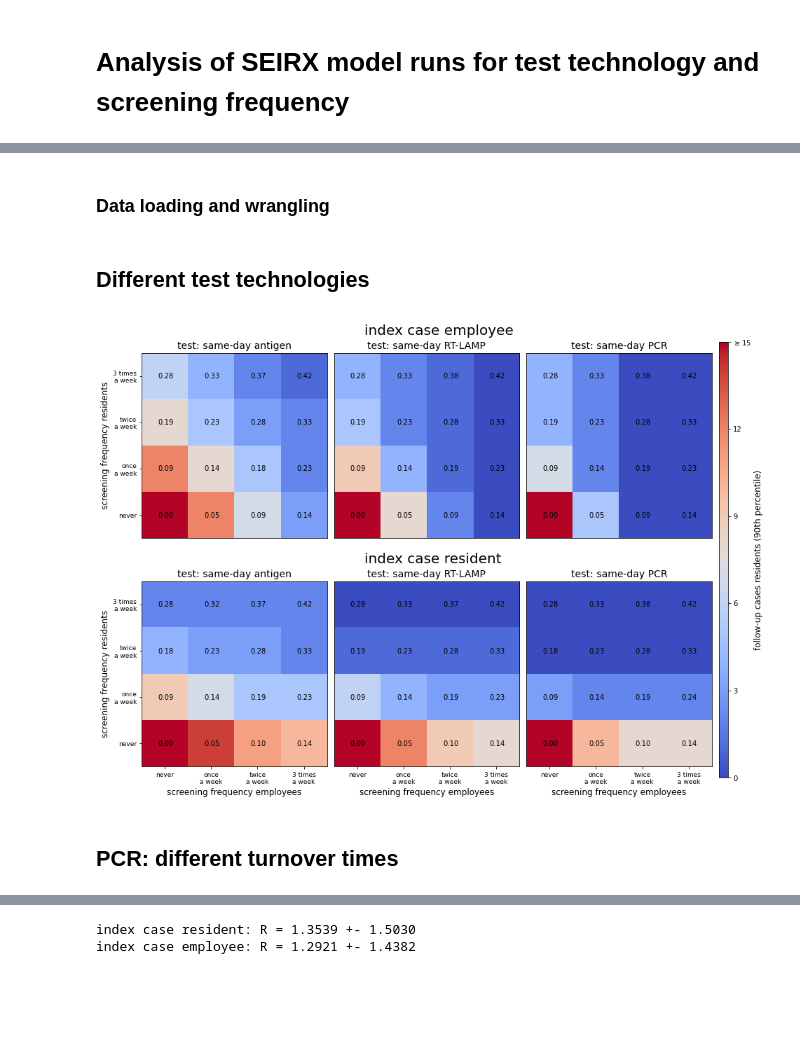
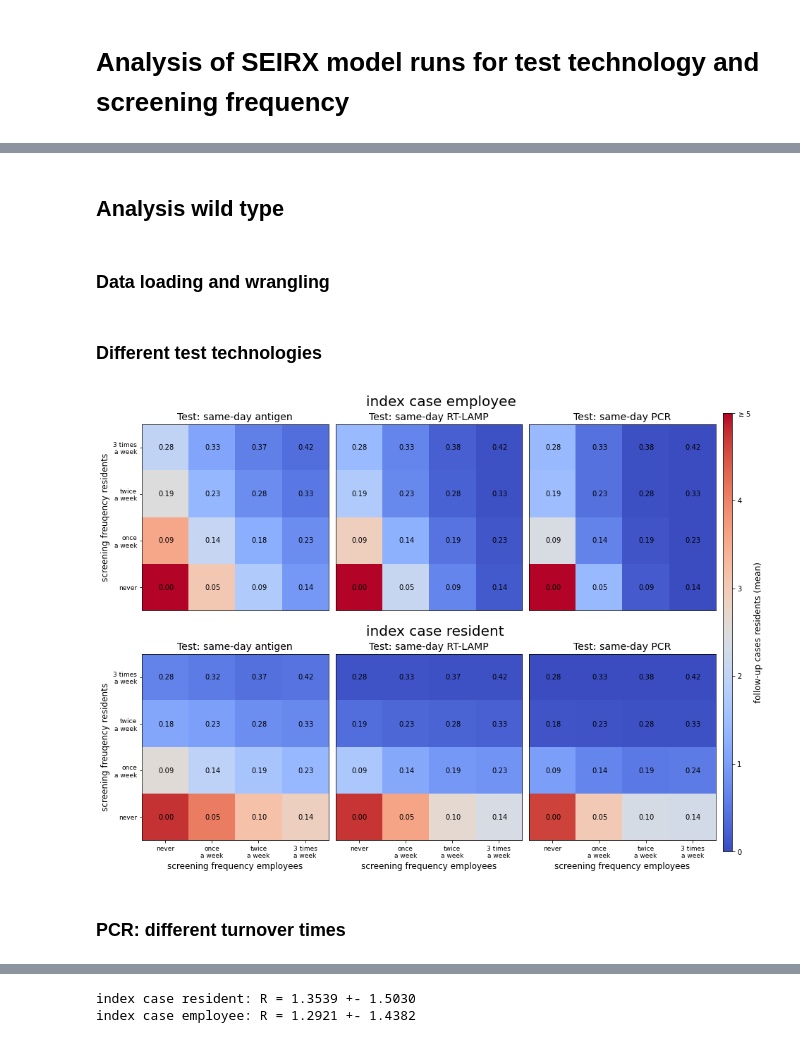
Before and after one commit to JanaLasser/nursing_home_SEIRX, a Jupyter notebook: analysis_testing_strategy.ipynb, the cells around one changed output, grey strips where cells are left out. Cells and saved outputs as stored; diff of their text form; code cells hidden in the pictures; blank space fills up the shorter version.

Commit message:
added UK variant analysis

```diff
--- a/analysis_testing_strategy.ipynb
+++ b/analysis_testing_strategy.ipynb
@@ -8,4 +8,6 @@ from os.path import join
 import matplotlib.gridspec as gridspec
 import matplotlib as mpl
 import analysis_functions as af
+# %%
+language = 'english'
 # %% [markdown]
@@ -33,3 +79,5 @@ screening_intervals = ['never', 'once\na week', 'twice\na week', '3 times\na wee
+# %% [markdown]
+## Analysis wild type
 # %% [markdown]
 ### Data loading and wrangling
 # %%
@@ -69,13 +117,11 @@ data = data.sort_values(by=['test_type', 'employee_screen_interval',
 data = data.set_index(['test_type', 'employee_screen_interval',
                        'resident_screen_interval', 'index_case'])
 # %% [markdown]
-## Different test technologies
+### Different test technologies
 # %%
-metric = 'infected_residents_0.90'
+metric = 'infected_residents_mean'
 sim_name = 'simulation_results'
 screening_params = screening_intervals
-xlabel = 'screening frequency employees'
-ylabel = 'screening frequency residents'
 
 # figure layout & axis setup
 fig = plt.figure(figsize=(15, 12))
@@ -100,8 +146,8 @@ title_axes = [title_ax_1, title_ax_2]
 # possible range of median outbreak sizes to fix the dynamic range of the
 # colormaps
 vmin=0
-vmax=15
-vstep=3
+vmax=5
+vstep=1
 
 # compare scenarios in which either employees or residents are the index case
 for i, index_case_mode in enumerate(['employee', 'resident']):
@@ -131,39 +177,40 @@ for i, index_case_mode in enumerate(['employee', 'resident']):
             yticks = True
 
         # put the testing technology in the heatmap title
-        ax.set_title('test: {}'\
+        ax.set_title('Test: {}'\
                 .format(test_name_map[test_type]), fontsize=14)
 
         # plot heatmap of the scenario
         img = af.get_image(df, test_type, screening_params, metric)
         if index_case_mode == 'resident':
             # if a resident is the index case, we need to subtract 1 from the
             # number of infected residents, to calculate the "outbreak size",
             # which is defined as the number of FOLLOW-UP cases, given an index
             # case
             img = img - 1
         img_plot = af.plot_heatmap(ax, img, screening_params, vmin, vmax,
                                    xticks, yticks, xlabel, ylabel)
 
         # annotate heatmap with tests / days / agent
         test_rate = af.get_image(df, test_type, screening_params,
                                     'test_rate_mean')
         af.annotate_heatmap(ax, test_rate)
 
 # colorbar
 norm = mpl.colors.Normalize(vmin=vmin,vmax=vmax)
 sm = plt.cm.ScalarMappable(cmap= plt.get_cmap('coolwarm'), norm=norm)
 cbar = fig.colorbar(sm, cax=cbar_ax, orientation='vertical',\
                         ticks=np.arange(vmin, vmax + 1, vstep))
 yticklabels = list(range(vmin, vmax, vstep)) + ['$\geq {}$'.format(vmax)]
 cbar.ax.set_yticklabels(yticklabels)
 cbar.set_label('{}'.format(metric_name_map[metric]), fontsize=12)
 
-plt.savefig(join(dst_path, 'screening_frequency_test_technology.png'), dpi=300,
-            transparent=True)
-plt.savefig(join(dst_path, 'screening_frequency_test_technology.pdf'))
+plt.savefig(join(dst_path, 'screening_frequency_test_technology_{}.png'\
+                .format(language[0:3])), dpi=300, transparent=True)
+plt.savefig(join(dst_path, 'screening_frequency_test_technology_{}.pdf'\
+                .format(language[0:3])), transparent=True)
 # %% [output]
-[figure, old version]
+[figure, new version]
 # %% [markdown]
-## PCR: different turnover times
+### PCR: different turnover times
 # %%
```
Also changed, not shown: parts of 193 cells of this notebook, 11 other files.
